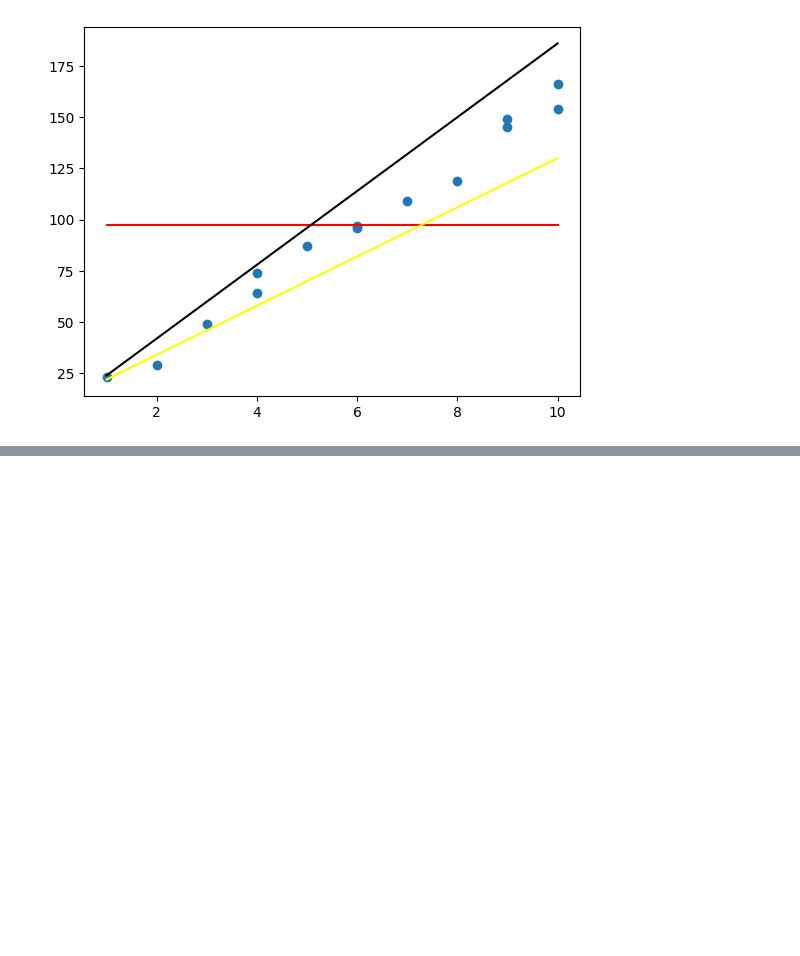
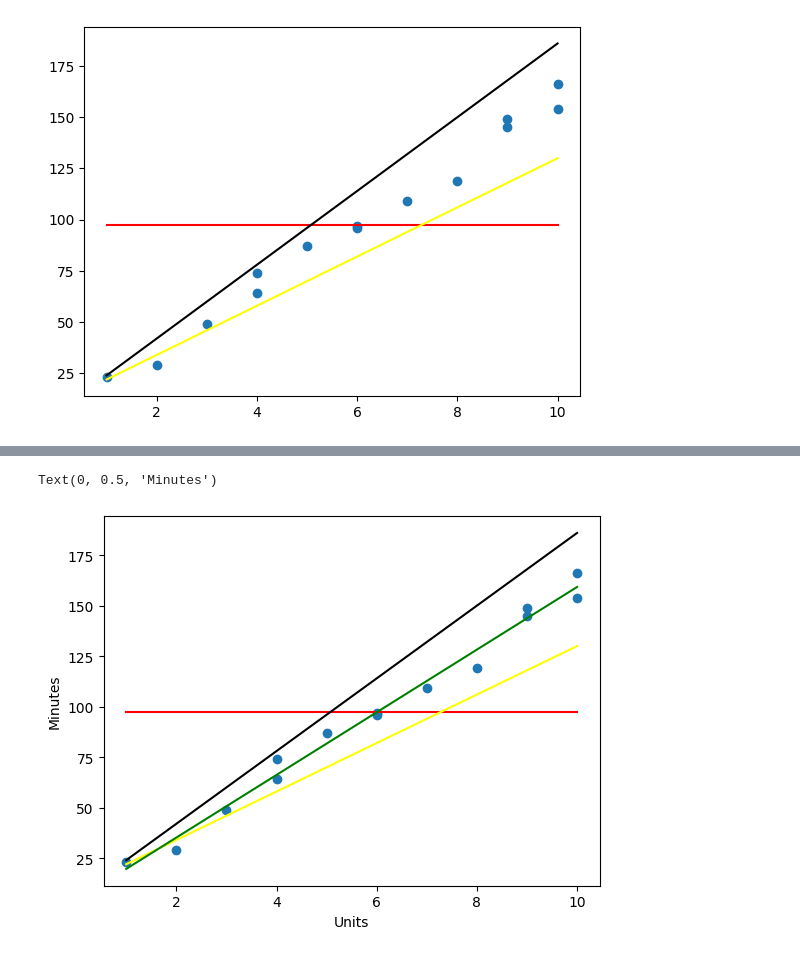
Before and after one commit to YashKachaRK/data-science-journey, a Jupyter notebook: AI & ML/CLASS/Tutorials/Tutorial-4/a.ipynb, the cells around one changed output, grey strips where cells are left out. Saved outputs shown, nothing was run; the diff lists cells and outputs as text; code cells hidden in the pictures; blank space fills up the shorter version.

```diff
--- a/AI & ML/CLASS/Tutorials/Tutorial-4/a.ipynb
+++ b/AI & ML/CLASS/Tutorials/Tutorial-4/a.ipynb
@@ -85,3 +85,11 @@ ax.plot(computer['Units'] , computer ['Model_2'],color ='black' , label ='Model2
 # %% [output]
 [<matplotlib.lines.Line2D at 0x...>]
 [figure]
+# %%
+X = computer[['Units']]
+y = computer['Minutes']
+from sklearn.linear_model import LinearRegression
+model3 = LinearRegression()
+model3.fit(X,y)
+print("Intercept:", model3.intercept_)
+print("Coefficient:", model3.coef_)
@@ -87,0 +99,4 @@ ax.plot(computer['Units'] , computer ['Model_2'],color ='black' , label ='Model2
+# %%
+model3 = model3.intercept_ + model3.coef_[0] * computer['Units']
+computer['Model_3']=model3
+computer
@@ -87,0 +119,12 @@ ax.plot(computer['Units'] , computer ['Model_2'],color ='black' , label ='Model2
+# %%
+fig, ax = plt.subplots()
+ax.scatter(x='Units' , y ='Minutes', data = computer, label = 'actusl repair time')
+ax.plot(computer['Units'] , computer ['Model_0'],color ='red' , label ='Model0')
+ax.plot(computer['Units'] , computer ['Model_1'],color ='yellow' , label ='Model1')
+ax.plot(computer['Units'] , computer ['Model_2'],color ='black' , label ='Model2')
+ax.plot(computer['Units'] , computer ['Model_3'],color ='green' , label ='Model3')
+plt.xlabel('Units')
+plt.ylabel('Minutes')
+# %% [output]
+Text(0, 0.5, 'Minutes')
+[figure, added]
```
Also changed, not shown: parts of 2 cells of this notebook, 4 other files.
